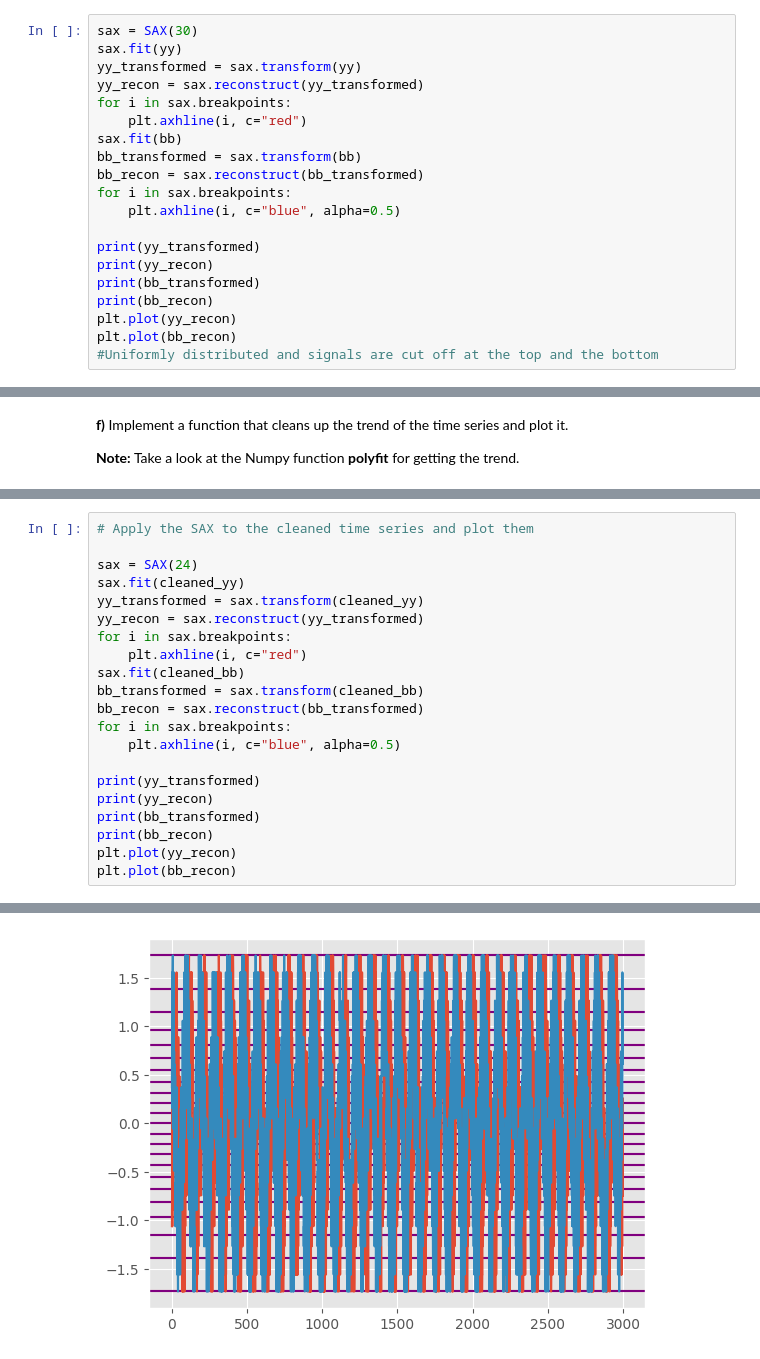
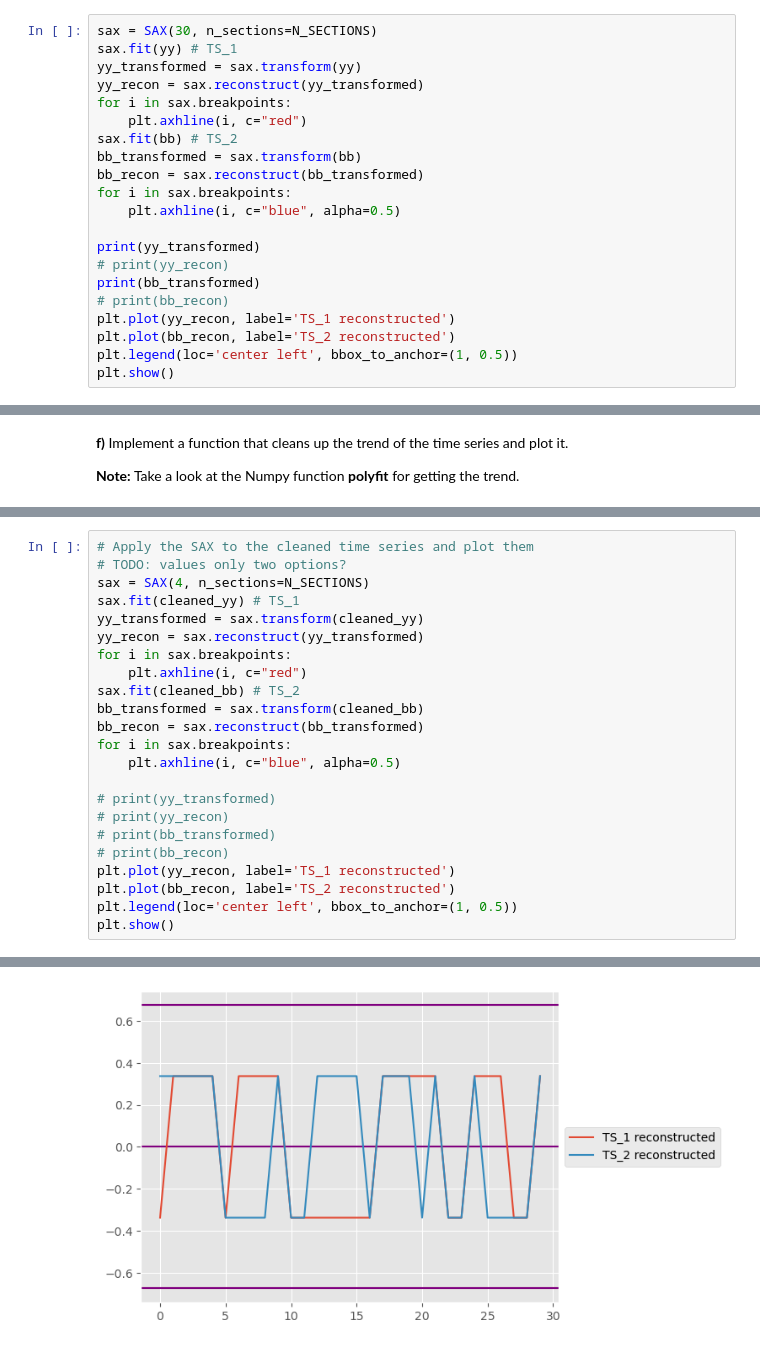
Before and after one commit to KlaraGtknst/TSDM_WS23_34, a Jupyter notebook: Exercise_03_representation.ipynb, the cells around one changed output, grey strips where cells are left out. Cells and saved outputs as stored; diff of their text form.

```diff
--- a/Exercise_03_representation.ipynb
+++ b/Exercise_03_representation.ipynb
@@ -345,23 +345,24 @@ print(norm_euclid(b, np.array([[i] * (len(y) // N_SECTIONS) for i in b_recon]).f
 xx,yy = TS_1(x1=200, samples=3000)
 aa,bb = TS_2(x1=200, samples=3000)
 # %%
-sax = SAX(30)
-sax.fit(yy)
+sax = SAX(30, n_sections=N_SECTIONS)
+sax.fit(yy) # TS_1
 yy_transformed = sax.transform(yy)
 yy_recon = sax.reconstruct(yy_transformed)
 for i in sax.breakpoints:
     plt.axhline(i, c="red")
-sax.fit(bb)
+sax.fit(bb) # TS_2
 bb_transformed = sax.transform(bb)
 bb_recon = sax.reconstruct(bb_transformed)
 for i in sax.breakpoints:
     plt.axhline(i, c="blue", alpha=0.5)
 
 print(yy_transformed)
-print(yy_recon)
+# print(yy_recon)
 print(bb_transformed)
-print(bb_recon)
-plt.plot(yy_recon)
-plt.plot(bb_recon)
-#Uniformly distributed and signals are cut off at the top and the bottom
+# print(bb_recon)
+plt.plot(yy_recon, label='TS_1 reconstructed')
+plt.plot(bb_recon, label='TS_2 reconstructed')
+plt.legend(loc='center left', bbox_to_anchor=(1, 0.5))
+plt.show()
 # %% [output]
@@ -404,22 +406,24 @@ plt.plot(cleaned_bb)
 # %%
 # Apply the SAX to the cleaned time series and plot them
-
-sax = SAX(24)
-sax.fit(cleaned_yy)
+# TODO: values only two options?
+sax = SAX(4, n_sections=N_SECTIONS)
+sax.fit(cleaned_yy) # TS_1
 yy_transformed = sax.transform(cleaned_yy)
 yy_recon = sax.reconstruct(yy_transformed)
 for i in sax.breakpoints:
     plt.axhline(i, c="red")
-sax.fit(cleaned_bb)
+sax.fit(cleaned_bb) # TS_2
 bb_transformed = sax.transform(cleaned_bb)
 bb_recon = sax.reconstruct(bb_transformed)
 for i in sax.breakpoints:
     plt.axhline(i, c="blue", alpha=0.5)
 
-print(yy_transformed)
-print(yy_recon)
-print(bb_transformed)
-print(bb_recon)
-plt.plot(yy_recon)
-plt.plot(bb_recon)
+# print(yy_transformed)
+# print(yy_recon)
+# print(bb_transformed)
+# print(bb_recon)
+plt.plot(yy_recon, label='TS_1 reconstructed')
+plt.plot(bb_recon, label='TS_2 reconstructed')
+plt.legend(loc='center left', bbox_to_anchor=(1, 0.5))
+plt.show()
 # %% [output]
@@ -432 +430 @@ plt.plot(bb_recon)
-[figure, old version]
+[figure, new version]
```
Also changed, not shown: parts of 6 cells of this notebook.
